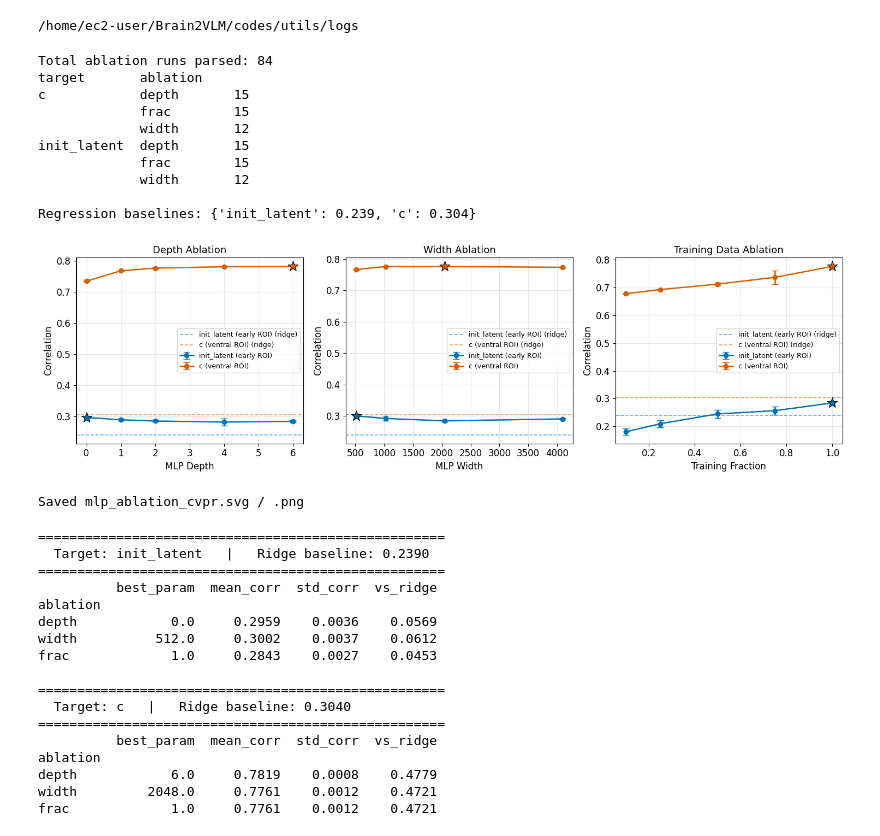
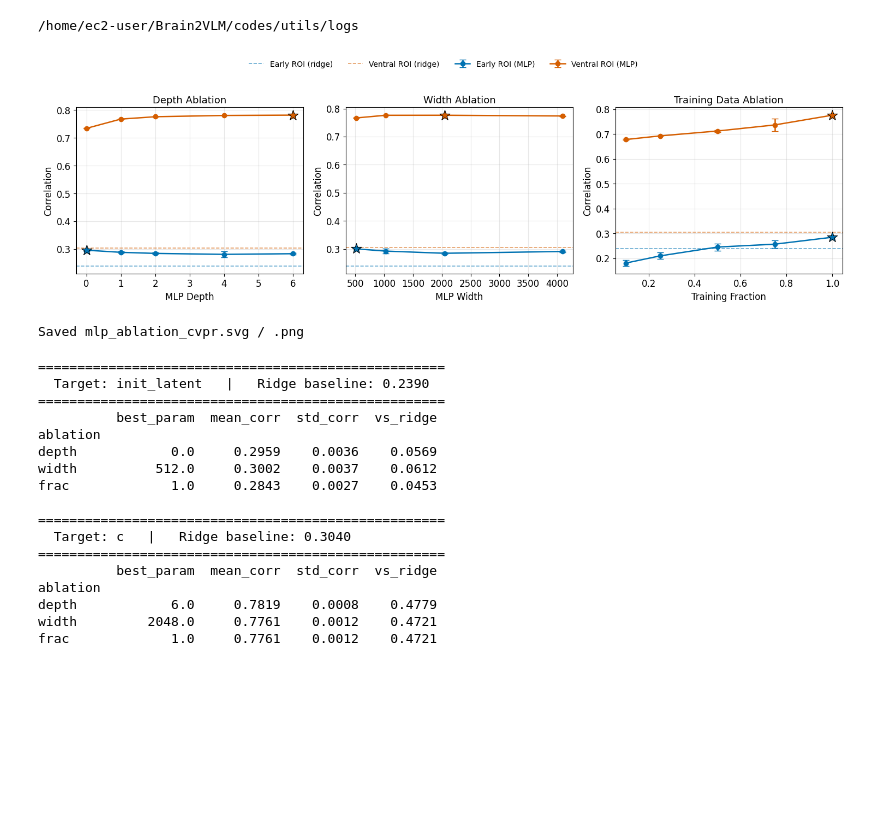
Before and after one commit to adarsh-crafts/Brain2VLM, a Jupyter notebook: my-code/mlp_ablations_results.ipynb, the cells around one changed output. Drawn from its saved outputs; the diff is of its cells as text; code cells hidden in the pictures; blank space fills up the shorter version.

```diff
--- a/my-code/mlp_ablations_results.ipynb
+++ b/my-code/mlp_ablations_results.ipynb
@@ -10,7 +10,7 @@ import matplotlib.pyplot as plt
 from pathlib import Path
 
 # ── Paths ────────────────────────────────────────────────────────────────────
-LOG_DIR = Path(".")          # change if your txt files live elsewhere
+LOG_DIR = Path(".")
 
 FILE_MAP = {
     ("init_latent", "depth"): LOG_DIR / "run_latent_depth_ablation.txt",
@@ -51,23 +51,20 @@ def parse_regression_file(fpath):
     return float(m.group(1))
 
 
-# ── Build ablation dataframe ──────────────────────────────────────────────────
+# ── Build dataframe ──────────────────────────────────────────────────────────
 records = []
 for (target, abl_type), fpath in FILE_MAP.items():
     records.extend(parse_ablation_file(fpath, abl_type, target))
 
 df = pd.DataFrame(records)
-print(f"Total ablation runs parsed: {len(df)}")
-print(df.groupby(["target", "ablation"]).size().to_string())
 
-# ── Load regression baselines ─────────────────────────────────────────────────
 regression_baselines = {
     target: parse_regression_file(fpath)
     for target, fpath in REGRESSION_FILES.items()
 }
-print("\nRegression baselines:", regression_baselines)
 
-# ── Summary stats ─────────────────────────────────────────────────────────────
+
+# ── Summary ──────────────────────────────────────────────────────────────────
 def summarise(df, ablation_type):
     return (
         df[df.ablation == ablation_type]
@@ -77,17 +74,19 @@ def summarise(df, ablation_type):
     )
 
 depth_df = summarise(df, "depth")
-width_df  = summarise(df, "width")
-frac_df   = summarise(df, "frac")
+width_df = summarise(df, "width")
+frac_df  = summarise(df, "frac")
 
-# ── Plot ──────────────────────────────────────────────────────────────────────
+
+# ── Plot ─────────────────────────────────────────────────────────────────────
 COLORS = {
     "init_latent": "#0072B2",
     "c":           "#D55E00",
 }
+
 LABELS = {
-    "init_latent": "init_latent (early ROI)",
-    "c":           "c (ventral ROI)",
+    "init_latent": "Early ROI",
+    "c":           "Ventral ROI",
 }
 
 plt.rcParams.update({
@@ -97,7 +96,7 @@ plt.rcParams.update({
     "svg.fonttype": "none",
 })
 
-fig, axes = plt.subplots(1, 3, figsize=(15, 4.5), sharey=False)
+fig, axes = plt.subplots(1, 3, figsize=(15, 4.5))
 
 
 def plot_two_lines(ax, summary_df, x_col, title, xlabel):
@@ -108,58 +107,66 @@ def plot_two_lines(ax, summary_df, x_col, title, xlabel):
 
         color = COLORS[target]
 
-        # MLP ablation line
+        # MLP curve
         ax.errorbar(
             sub[x_col], sub.mean_corr, yerr=sub.std_corr,
             marker="o", markersize=6, capsize=4,
-            color=color, label=LABELS[target], linewidth=1.8,
+            color=color, linewidth=1.8,
+            label=f"{LABELS[target]} (MLP)",
         )
 
-        # Star at best point
+        # Best point
         best_idx = sub.mean_corr.idxmax()
         ax.scatter(
             sub.loc[best_idx, x_col], sub.loc[best_idx, "mean_corr"],
             s=200, marker="*", color=color,
             edgecolor="black", linewidth=0.8, zorder=10,
         )
 
-        # Ridge regression baseline — dashed horizontal line
+        # Ridge baseline
         baseline = regression_baselines[target]
         ax.axhline(
             baseline, color=color, linestyle="--",
             linewidth=1.2, alpha=0.6,
             label=f"{LABELS[target]} (ridge)",
         )
 
     ax.set_title(title)
     ax.set_xlabel(xlabel)
     ax.set_ylabel("Correlation")
-    ax.legend(fontsize=9)
     ax.grid(True, alpha=0.3)
 
 
 plot_two_lines(axes[0], depth_df, "depth", "Depth Ablation",        "MLP Depth")
-plot_two_lines(axes[1], width_df, "width", "Width Ablation",         "MLP Width")
-plot_two_lines(axes[2], frac_df,  "frac",  "Training Data Ablation", "Training Fraction")
+plot_two_lines(axes[1], width_df, "width", "Width Ablation",        "MLP Width")
+plot_two_lines(axes[2], frac_df,  "frac",  "Training Data Ablation","Training Fraction")
 
-plt.tight_layout()
+
+# ── Global legend (single, deduplicated) ──────────────────────────────────────
+handles, labels = axes[0].get_legend_handles_labels()
+by_label = dict(zip(labels, handles))
+
+fig.legend(
+    by_label.values(),
+    by_label.keys(),
+    loc="upper center",
+    ncol=4,
+    fontsize=10,
+    frameon=False,
+    bbox_to_anchor=(0.5, 1.05)
+)
+
+# ── Layout ───────────────────────────────────────────────────────────────────
+plt.tight_layout(rect=[0, 0, 1, 0.92])
+
 plt.savefig("mlp_ablation_cvpr.svg", bbox_inches="tight")
-plt.savefig("mlp_ablation_cvpr.png", dpi=150, bbox_inches="tight")
+# plt.savefig("mlp_ablation_cvpr.png", dpi=150, bbox_inches="tight")
 plt.show()
+
 print("Saved mlp_ablation_cvpr.svg / .png")
 # %% [output]
+[figure, new version]
-Total ablation runs parsed: 84
-target       ablation
-c            depth       15
-             frac        15
-             width       12
-init_latent  depth       15
-             frac        15
-             width       12
-
-Regression baselines: {'init_latent': 0.239, 'c': 0.304}
+Saved mlp_ablation_cvpr.svg / .png
-[figure, old version]
-Saved mlp_ablation_cvpr.svg / .png
 # %%
 # ── Best MLP config per target ────────────────────────────────────────────────
 # For each ablation axis, find the param value with the highest mean correlation
```
Also changed, not shown: parts of 1 cell of this notebook, 5 other files.
